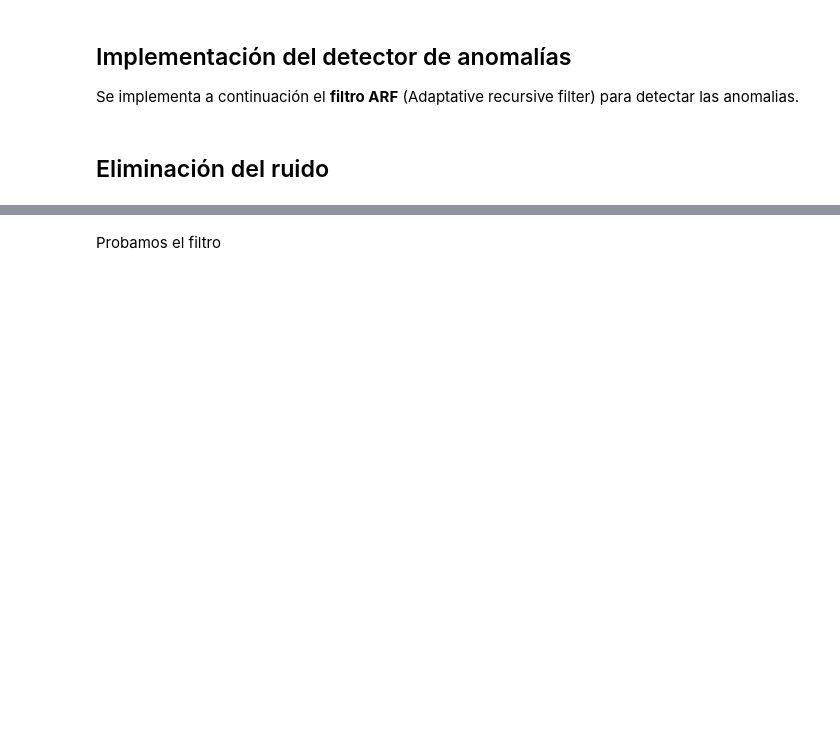
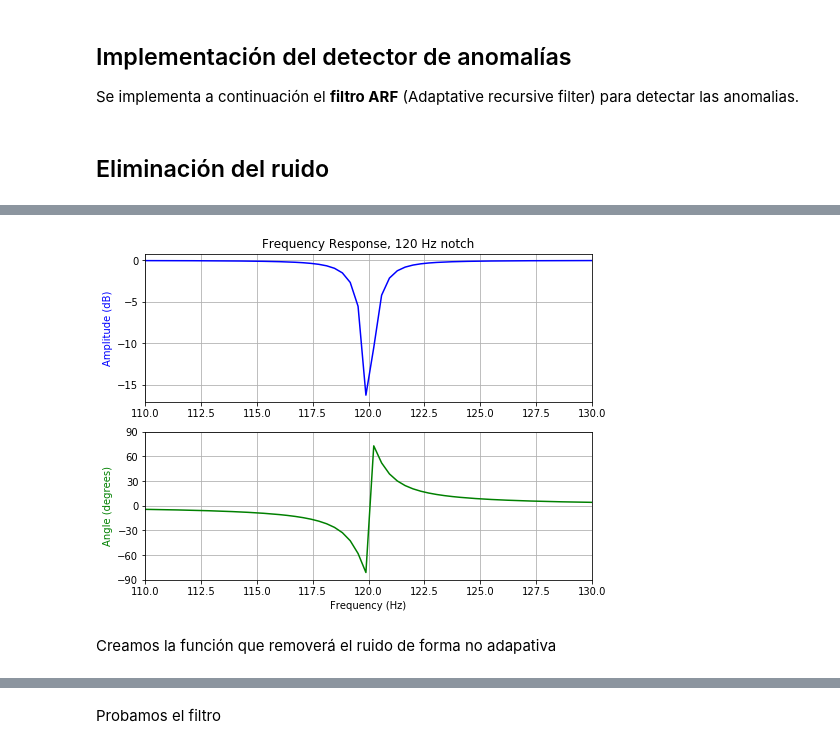
Before and after one commit to newtonis/Electrocardiogram-LMS, a Jupyter notebook: Electrocardiogram_anomalies.ipynb, the cells around one changed output, grey strips where cells are left out. Saved outputs shown, nothing was run; the diff lists cells and outputs as text; code cells hidden in the pictures; blank space fills up the shorter version.

```diff
--- a/Electrocardiogram_anomalies.ipynb
+++ b/Electrocardiogram_anomalies.ipynb
@@ -348,0 +402,8 @@ FileNotFoundError: ignored
+# %%
+b_120, a_120 = scsig.iirnotch(w0=120, Q=80, fs=360)   # Design notch filter
+freq_120, h_120 = scsig.freqz(b_120, a_120, fs=fs)
+filter_plot(freq=freq_120, freq_response=h_120, xlim=[110, 130], response_name='120 Hz notch')
+# %% [output]
+[figure, added]
+# %% [markdown]
+Creamos la función que removerá el ruido de forma no adapativa
```
Also changed, not shown: parts of 24 cells of this notebook.
